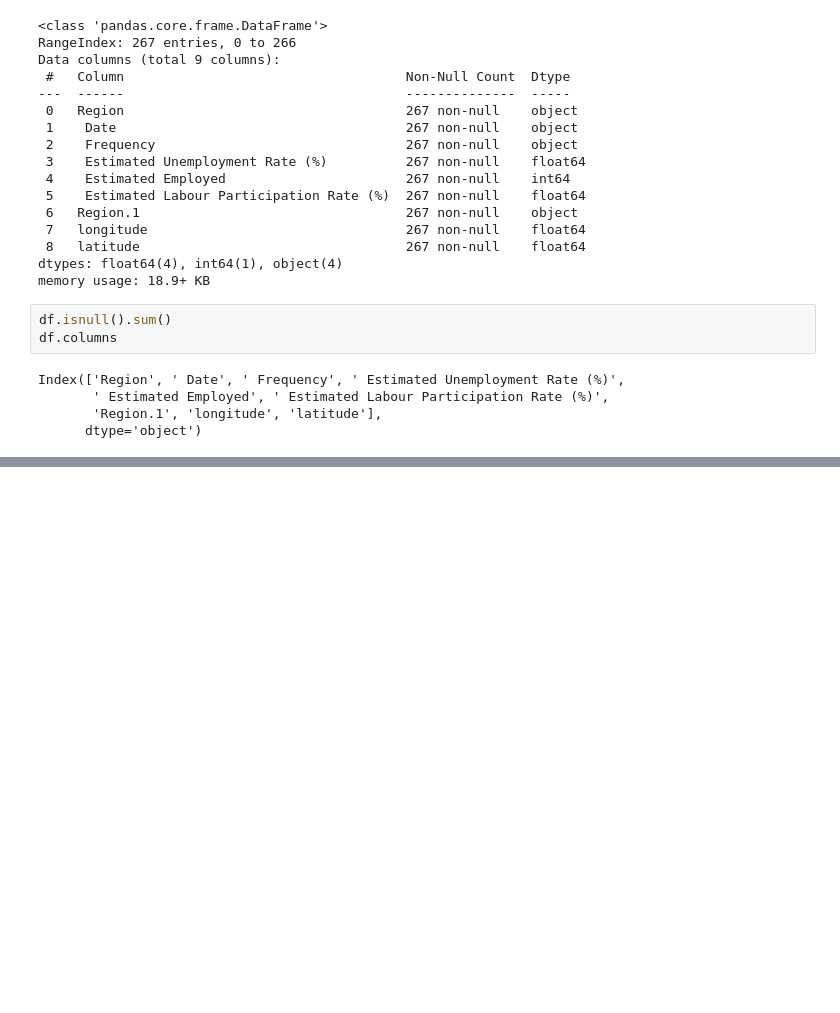
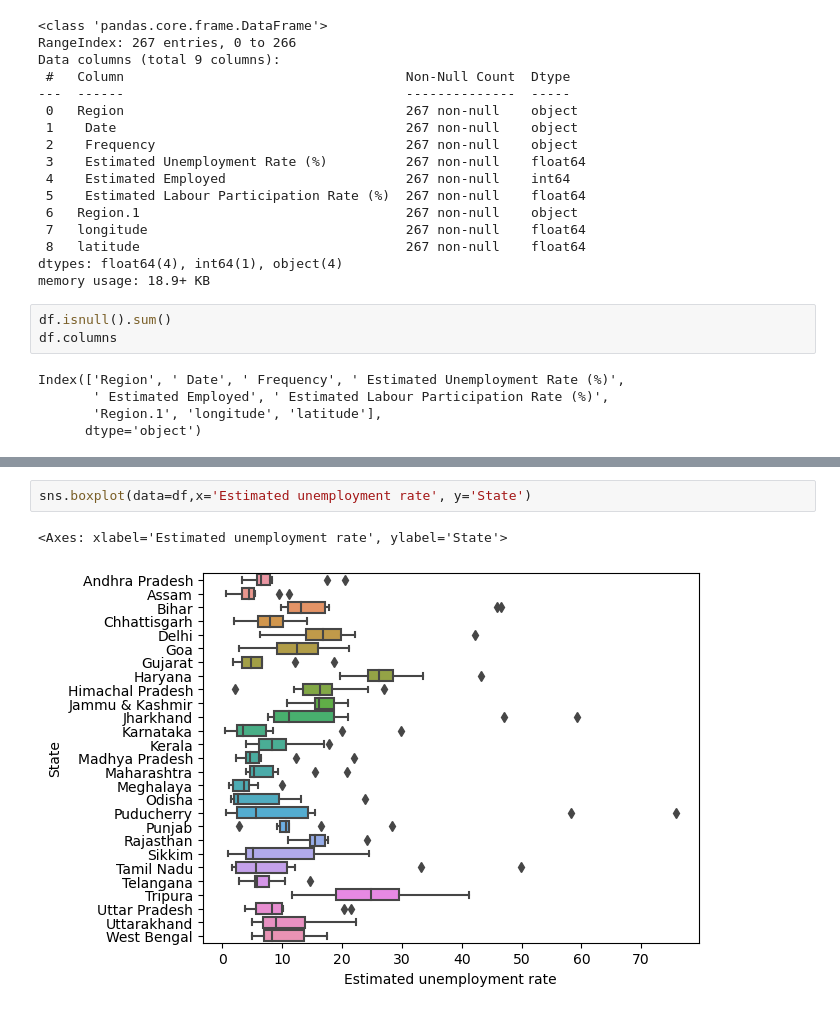
Before and after one commit to legend123213/oibsip_task2, a Jupyter notebook: unemployment_analysis.ipynb, the cells around one changed output, grey strips where cells are left out. Saved outputs shown, nothing was run; the diff lists cells and outputs as text; blank space fills up the shorter version.

```diff
--- a/unemployment_analysis.ipynb
+++ b/unemployment_analysis.ipynb
@@ -133,0 +168,5 @@ abel = "wendmu"
+# %%
+sns.boxplot(data=df,x='Estimated unemployment rate', y='State')
+# %% [output]
+<Axes: xlabel='Estimated unemployment rate', ylabel='State'>
+[figure, added]
```
Also changed, not shown: parts of 13 cells of this notebook.
